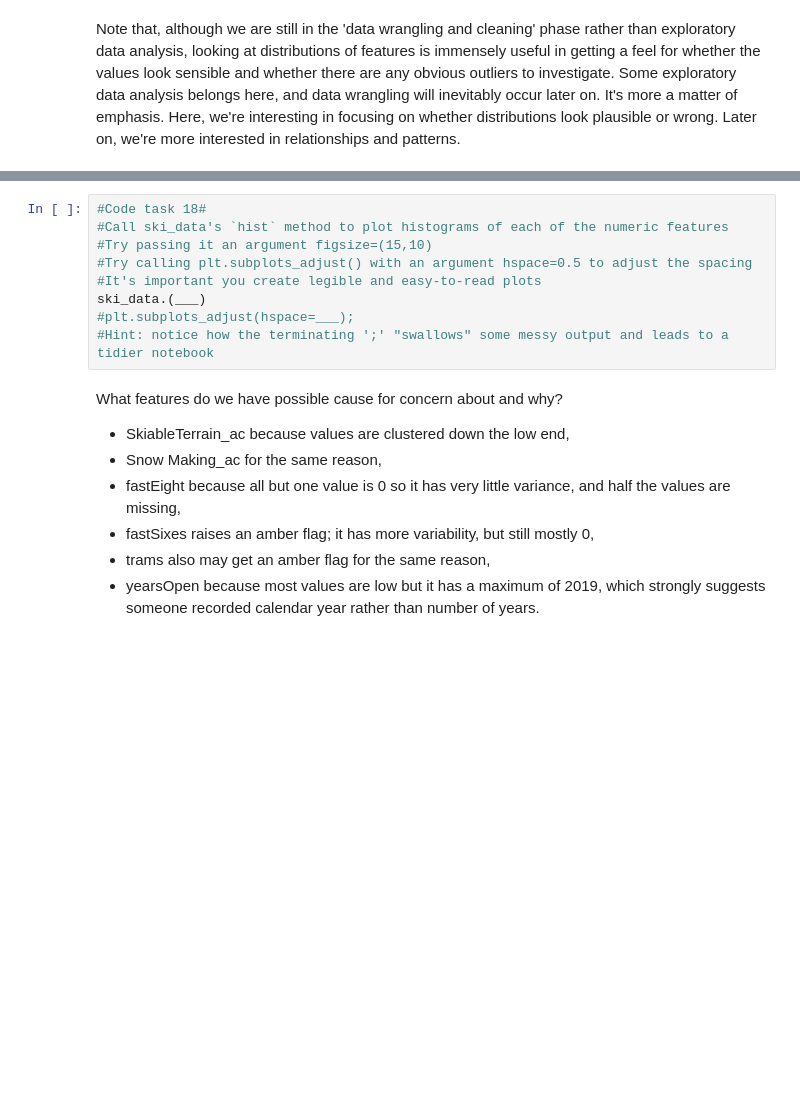
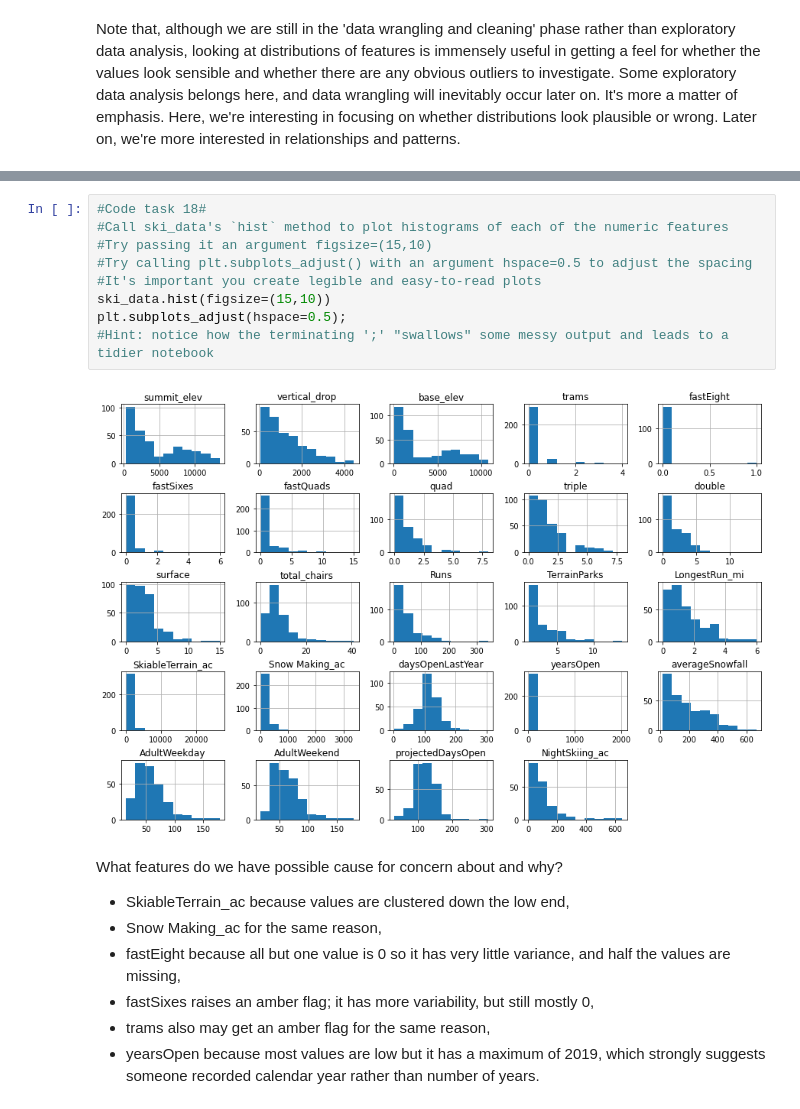
Before and after one commit to ropamon1202/DataScienceGuidedCapstone, a Jupyter notebook: Notebooks/02_data_wrangling.ipynb, the cells around one changed output, grey strips where cells are left out. Saved outputs shown, nothing was run; the diff lists cells and outputs as text; blank space fills up the shorter version.

```diff
--- a/Notebooks/02_data_wrangling.ipynb
+++ b/Notebooks/02_data_wrangling.ipynb
@@ -537,12 +555,14 @@ Note that, although we are still in the 'data wrangling and cleaning' phase rath
 # %%
 #Code task 18#
 #Call ski_data's `hist` method to plot histograms of each of the numeric features
 #Try passing it an argument figsize=(15,10)
 #Try calling plt.subplots_adjust() with an argument hspace=0.5 to adjust the spacing
 #It's important you create legible and easy-to-read plots
-ski_data.(___)
-#plt.subplots_adjust(hspace=___);
+ski_data.hist(figsize=(15,10))
+plt.subplots_adjust(hspace=0.5);
 #Hint: notice how the terminating ';' "swallows" some messy output and leads to a tidier notebook
+# %% [output]
+[figure, added]
 # %% [markdown]
 What features do we have possible cause for concern about and why?
 
```
Also changed, not shown: parts of 53 cells of this notebook.
